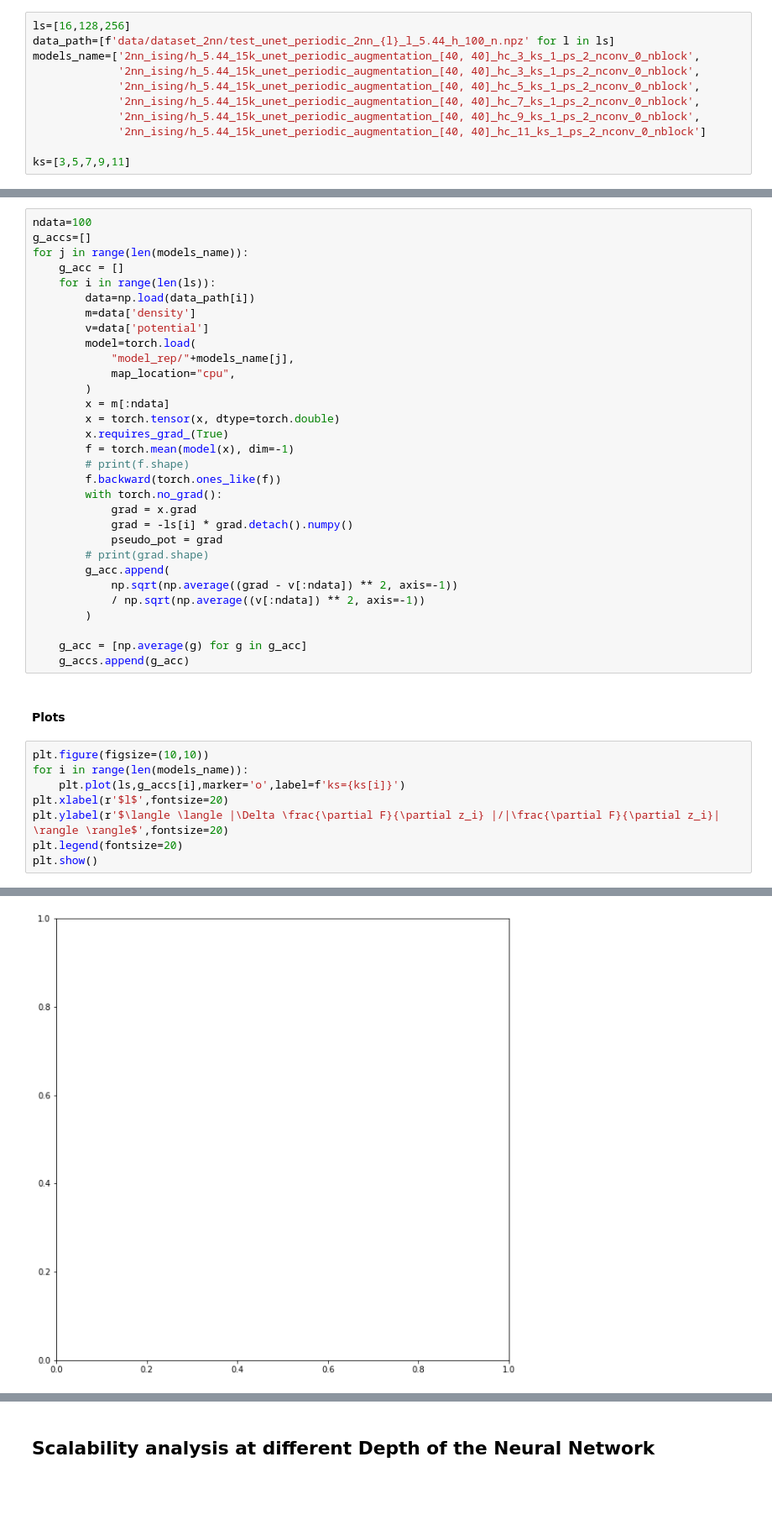
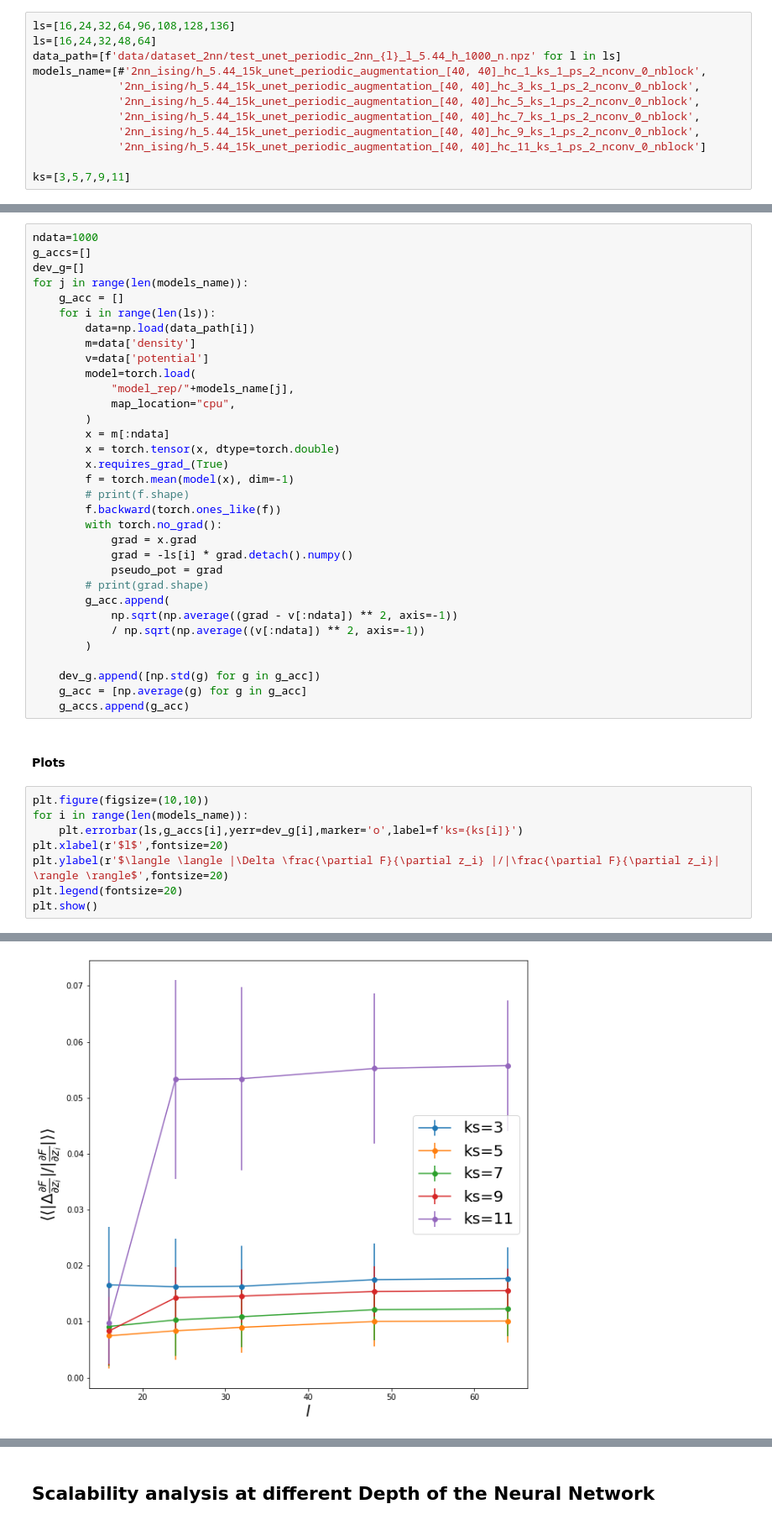
Before and after one commit to emacosta95/dft_for_ising, a Jupyter notebook: test_neural_networks_2nn_case.ipynb, the cells around one changed output, grey strips where cells are left out. Shown at 84% size. Saved outputs shown, nothing was run; the diff lists cells and outputs as text; blank space fills up the shorter version.

Commit message:
test for different h notebook

```diff
--- a/test_neural_networks.ipynb
+++ b/test_neural_networks_2nn_case.ipynb
@@ -508,9 +521,10 @@ plt.show()
 # %% [markdown]
 #### Data
 # %%
-ls=[16,128,256]
-data_path=[f'data/dataset_2nn/test_unet_periodic_2nn_{l}_l_5.44_h_100_n.npz' for l in ls]
-models_name=['2nn_ising/h_5.44_15k_unet_periodic_augmentation_[40, 40]_hc_3_ks_1_ps_2_nconv_0_nblock',
+ls=[16,24,32,64,96,108,128,136]
+ls=[16,24,32,48,64]
+data_path=[f'data/dataset_2nn/test_unet_periodic_2nn_{l}_l_5.44_h_1000_n.npz' for l in ls]
+models_name=[#'2nn_ising/h_5.44_15k_unet_periodic_augmentation_[40, 40]_hc_1_ks_1_ps_2_nconv_0_nblock',
              '2nn_ising/h_5.44_15k_unet_periodic_augmentation_[40, 40]_hc_3_ks_1_ps_2_nconv_0_nblock',
              '2nn_ising/h_5.44_15k_unet_periodic_augmentation_[40, 40]_hc_5_ks_1_ps_2_nconv_0_nblock',
              '2nn_ising/h_5.44_15k_unet_periodic_augmentation_[40, 40]_hc_7_ks_1_ps_2_nconv_0_nblock',
@@ -577,8 +589,9 @@ ValueError: 'x' and 'y' must have the same size
 # %% [markdown]
 #### Gradient Analysis
 # %%
-ndata=100
+ndata=1000
 g_accs=[]
+dev_g=[]
 for j in range(len(models_name)):
     g_acc = []
     for i in range(len(ls)):
@@ -605,6 +618,7 @@ for j in range(len(models_name)):
             / np.sqrt(np.average((v[:ndata]) ** 2, axis=-1))
         )
 
+    dev_g.append([np.std(g) for g in g_acc])
     g_acc = [np.average(g) for g in g_acc]
     g_accs.append(g_acc)
 # %% [markdown]
@@ -612,7 +626,7 @@ for j in range(len(models_name)):
 # %%
 plt.figure(figsize=(10,10))
 for i in range(len(models_name)):
-    plt.plot(ls,g_accs[i],marker='o',label=f'ks={ks[i]}')
+    plt.errorbar(ls,g_accs[i],yerr=dev_g[i],marker='o',label=f'ks={ks[i]}')
 plt.xlabel(r'$l$',fontsize=20)
 plt.ylabel(r'$\langle \langle |\Delta \frac{\partial F}{\partial z_i} |/|\frac{\partial F}{\partial z_i}| \rangle \rangle$',fontsize=20)
 plt.legend(fontsize=20)
@@ -622 +635 @@ ValueError: x and y must have same first dimension, but have shapes (7,) and (3,
-[figure, old version]
+[figure, new version]
```
Also changed, not shown: parts of 52 cells of this notebook, 6 other files.
